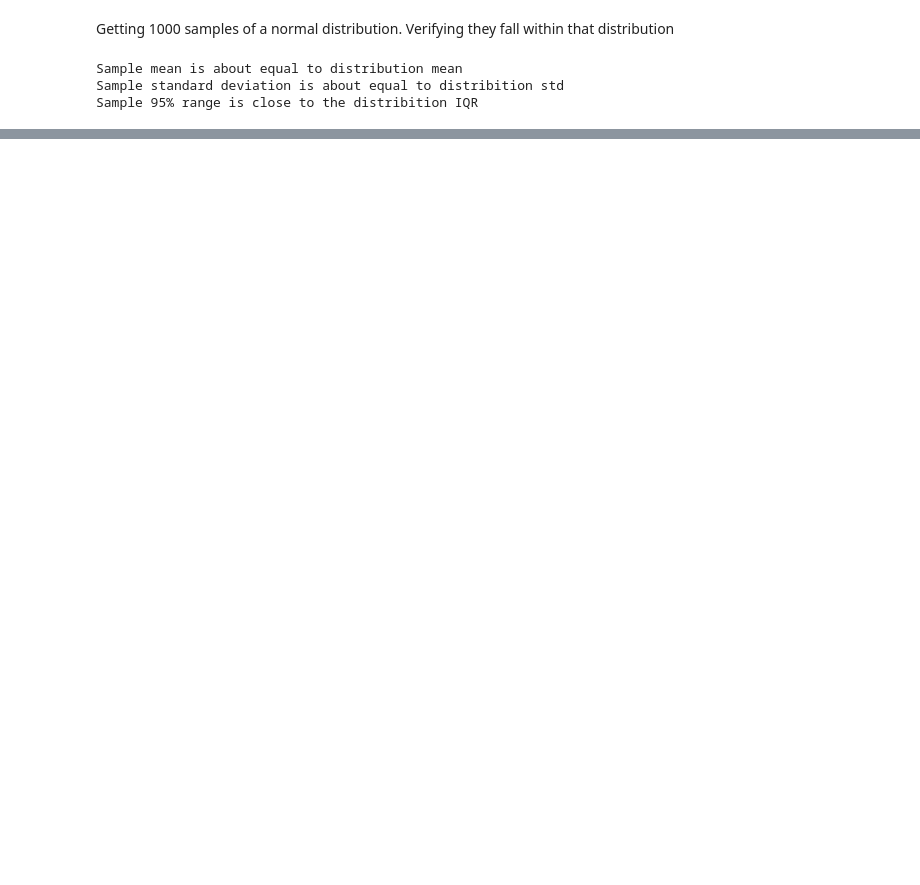
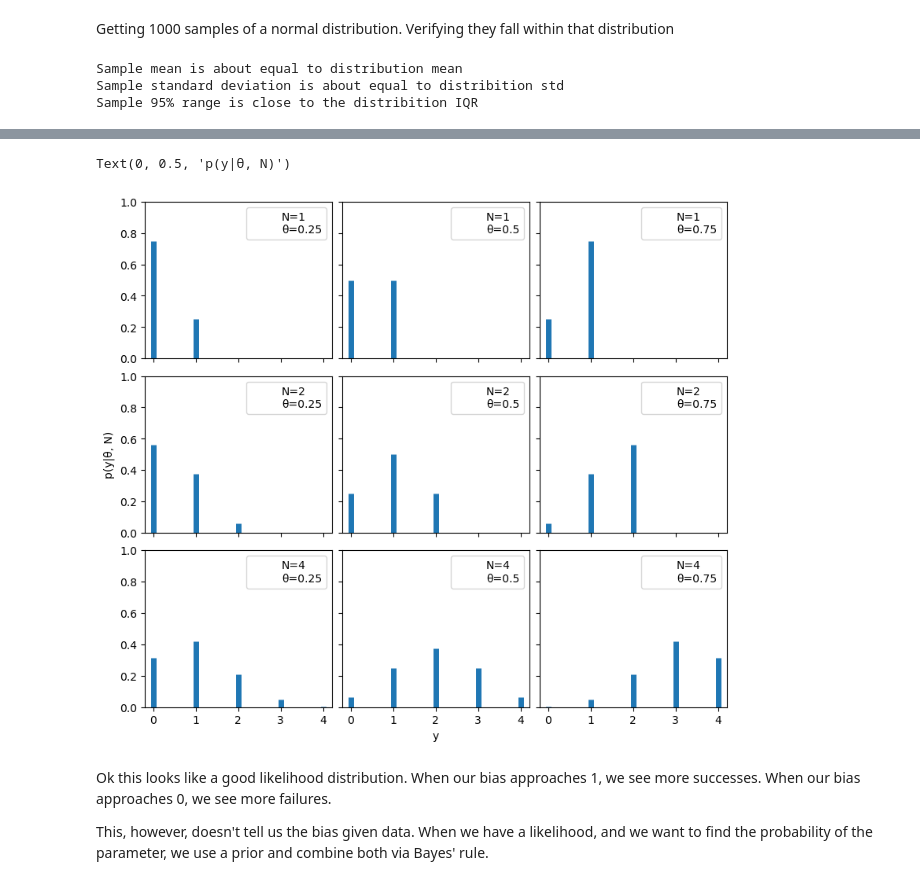
Before and after one commit to atharvashirke/pymc, a Jupyter notebook: chapter1.ipynb, the cells around one changed output, grey strips where cells are left out. Saved outputs shown, nothing was run; the diff lists cells and outputs as text; code cells hidden in the pictures; blank space fills up the shorter version.

```diff
--- a/chapter1.ipynb
+++ b/chapter1.ipynb
@@ -22,0 +124,47 @@ Sample 95% range is close to the distribition IQR
+# %%
+def binomial_pmf(y, theta, N):
+    """
+    Given number of successes y, a probability of success
+    theta, and number of trials N, return the probability of getting
+    exactly K successes.
+
+    Params
+    ------
+        y (int): Number of successful trials
+        theta (float): Probability of success of each trial
+        N (int): Number of trials
+
+    Returns
+    -------
+        (float): probability of getting exactly y successes
+    """
+    return math.comb(N, y) * theta ** y * (1-theta)**(N-y)
+# %%
+n_params = [1, 2, 4] # number of trials
+p_params = [0.25, 0.5, 0.75] # probability of success
+
+x = np.arange(0, max(n_params) + 1) # range of num successes
+# Make a matplotlib figure. Subdivide it into subplots we'll iterate over
+fig, ax = plt.subplots(len(n_params), len(p_params), sharex=True, sharey=True, figsize=(8,7), constrained_layout=True)
+
+for i in range(len(n_params)):
+    for j in range(len(p_params)):
+        n = n_params[i]
+        p = p_params[j]
+
+        y = [binomial_pmf(x_i, p, n) for x_i in x]
+
+        ax[i, j].vlines(x, 0, y, colors='C0', lw=5) # draw vertical lines
+        ax[i, j].set_ylim(0, 1) # probability goes from 0 to 1
+        ax[i, j].plot(x, y, alpha=0, label=f"N={n}\nθ={p}")
+        ax[i, j].legend()
+
+ax[2, 1].set_xlabel('y')
+ax[1, 0].set_ylabel('p(y|θ, N)')
+# %% [output]
+Text(0, 0.5, 'p(y|θ, N)')
+[figure, added]
+# %% [markdown]
+Ok this looks like a good likelihood distribution. When our bias approaches 1, we see more successes. When our bias approaches 0, we see more failures.
+
+This, however, doesn't tell us the bias given data. When we have a likelihood, and we want to find the probability of the parameter, we use a prior and combine both via Bayes' rule.
```
Also changed, not shown: parts of 12 cells of this notebook.
